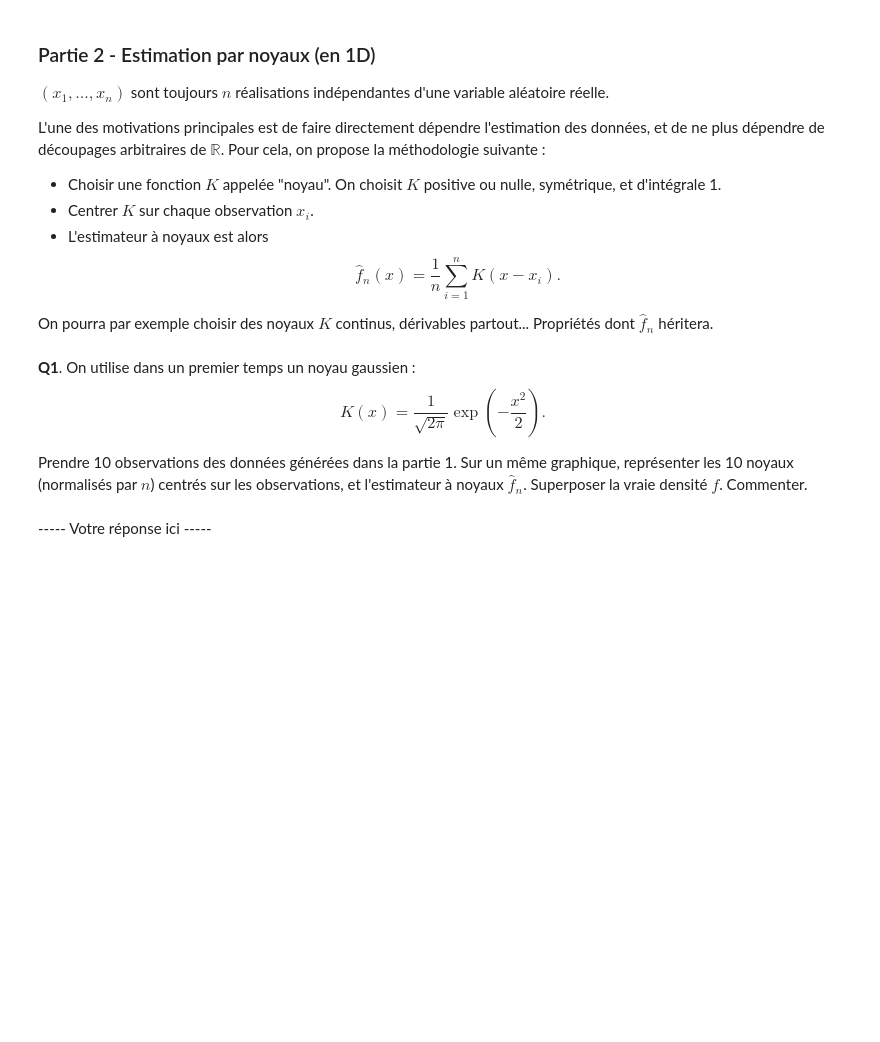
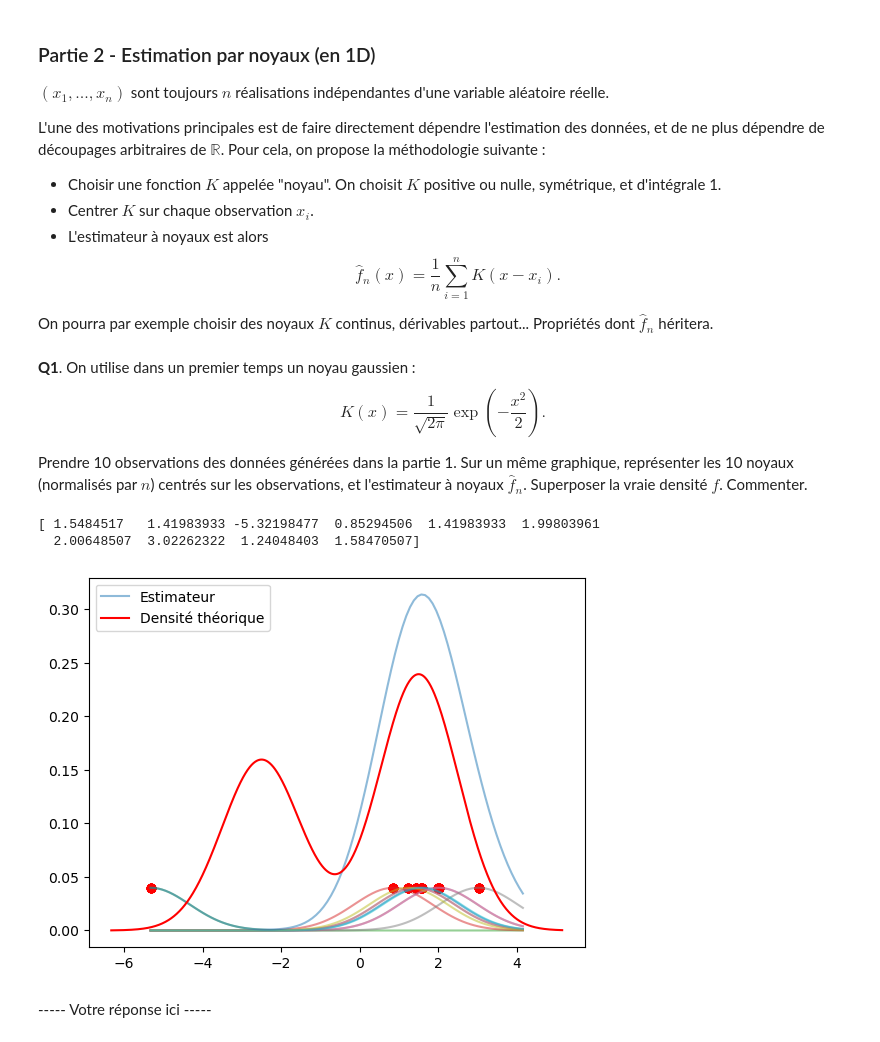
Before and after one commit to benech17/Estimation-SDIA, a Jupyter notebook: tp2_BENICHOU_BONNEFOY.ipynb, the cells around one changed output. Cells and saved outputs as stored; diff of their text form; code cells hidden in the pictures; blank space fills up the shorter version.

```diff
--- a/tp2_BENICHOU_BONNEFOY.ipynb
+++ b/tp2_BENICHOU_BONNEFOY.ipynb
@@ -124,16 +125,31 @@ Prendre 10 observations des données générées dans la partie 1. Sur un même
 # %%
 # Randomly select 10 points from previously generated dataset
 
-# # # # # # # # #
-# YOUR CODE HERE #
-# # # # # # # # #
+x_select=np.random.choice(samples,10)
+print(x_select)
+
+def fn(x):
+    l=[]
+    for xk in x_select:
+        l.append(1/np.sqrt(2*np.pi)*np.exp(-np.square(x-xk)/2)*1/len(x_select))
+    return np.array(l)
+
+X_long = np.linspace(samples.min(), samples.max(), 100)
+Y_long=fn(X_long)
+for i in range(len(Y_long)):
+    Z=Y_long[i]
+    plt.plot(X_long, Z, alpha=0.5 )
+    plt.scatter(x_select, [1/np.sqrt(2*np.pi)*1/len(x_select)]*len(x_select), c='r')
+plt.plot(X_long, Y_long.sum(axis=0),  alpha=0.5,label='Estimateur')
+plt.plot(x_values, y_values, 'r-', label='Densité théorique')
+plt.legend()
 
 
-# Implement the kernel density estimator and plot it
-
-# # # # # # # # #
-# YOUR CODE HERE #
-# # # # # # # # #
+plt.show()
+# %% [output]
+[ 1.5484517   1.41983933 -5.32198477  0.85294506  1.41983933  1.99803961
+  2.00648507  3.02262322  1.24048403  1.58470507]
+[figure, added]
 # %% [markdown]
 
 ----- Votre réponse ici -----
```
Also changed, not shown: parts of 4 cells of this notebook.
